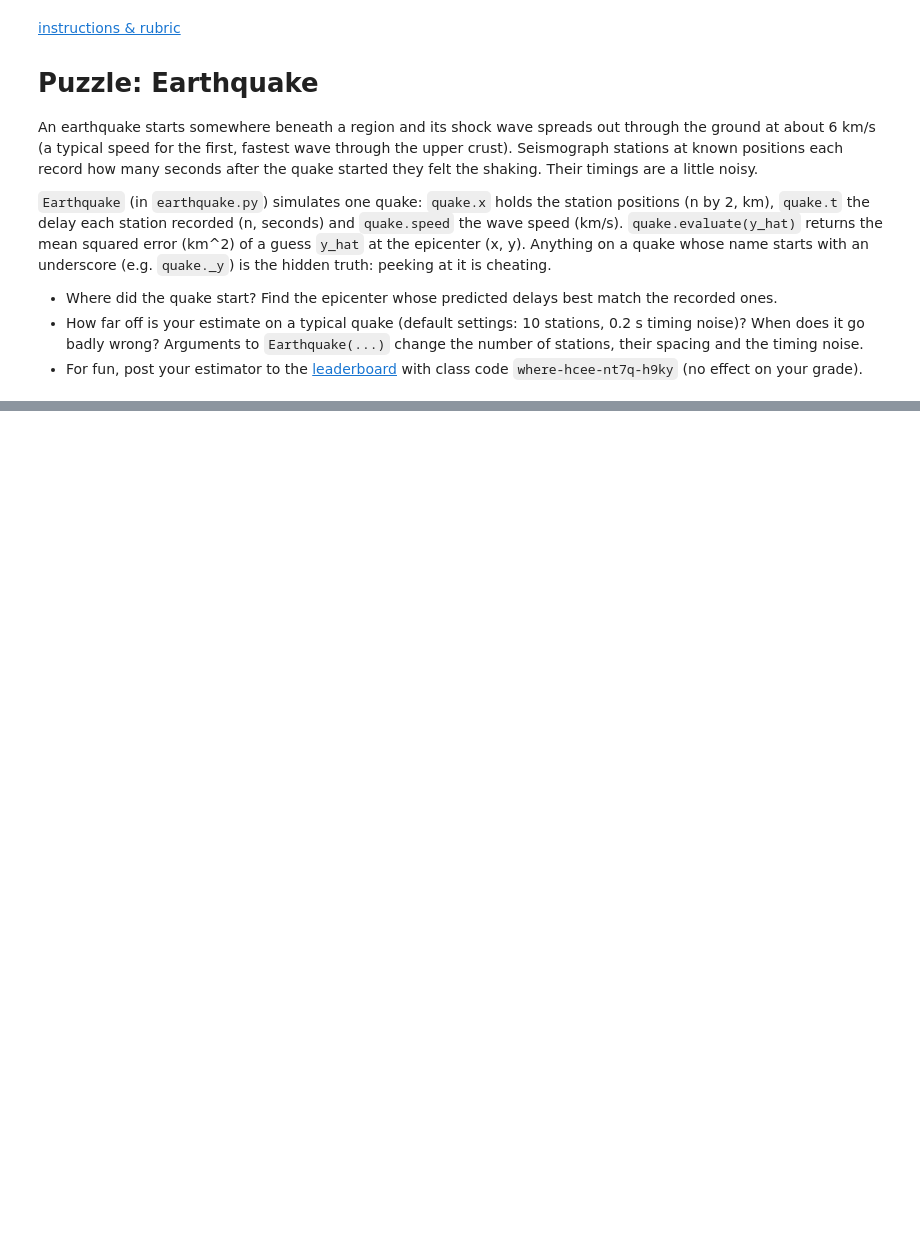
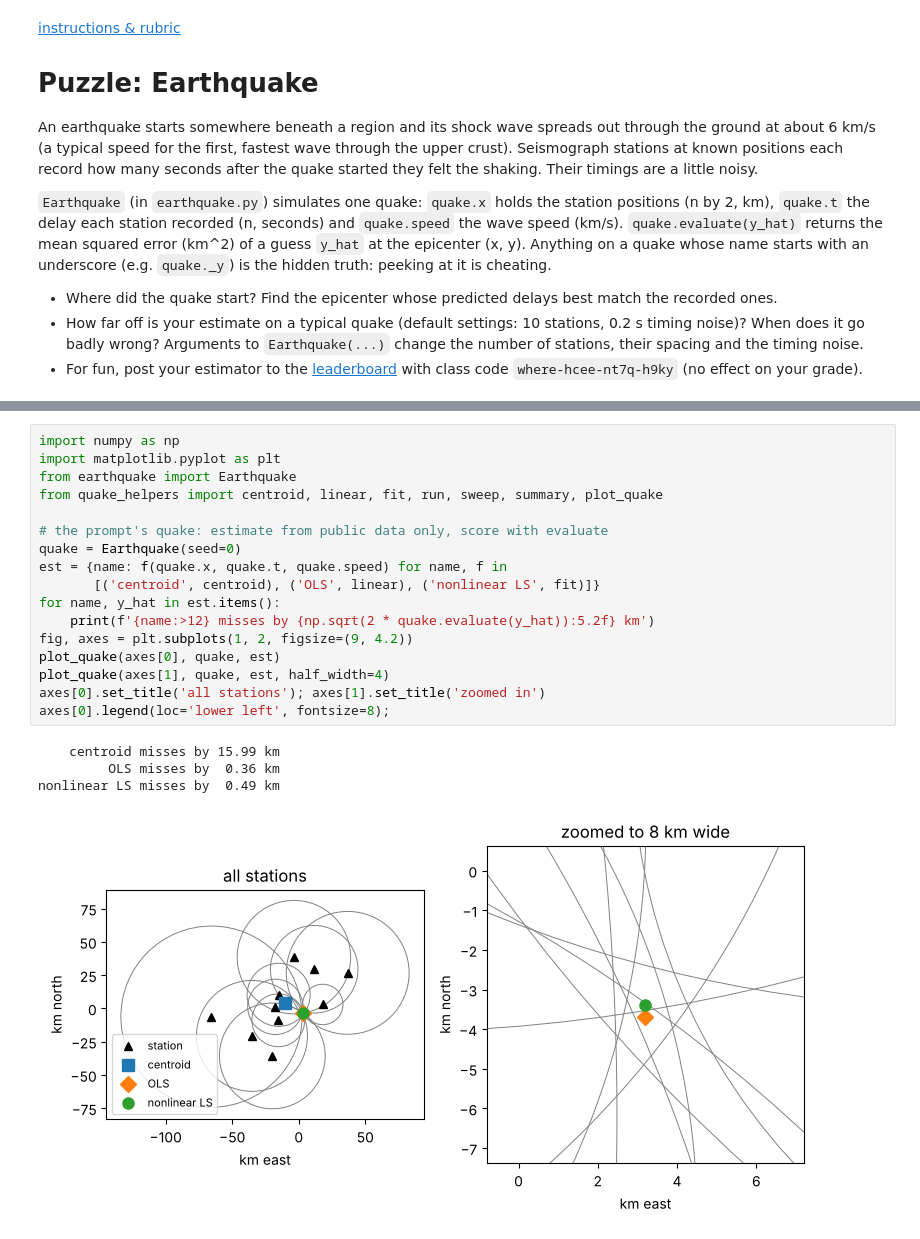
Before and after one commit to russellabey/ds4400-puzzle1, a Jupyter notebook: earthquake/quake_stud_higger.ipynb, the cells around one changed output, grey strips where cells are left out. Saved outputs shown, nothing was run; the diff lists cells and outputs as text; blank space fills up the shorter version.

```diff
--- a/earthquake/quake_stud_higger.ipynb
+++ b/earthquake/quake_stud_higger.ipynb
@@ -41,0 +43,22 @@ print(quake.evaluate(guess))
+# %%
+import numpy as np
+import matplotlib.pyplot as plt
+from earthquake import Earthquake
+from quake_helpers import centroid, linear, fit, run, sweep, summary, plot_quake
+
+# the prompt's quake: estimate from public data only, score with evaluate
+quake = Earthquake(seed=0)
+est = {name: f(quake.x, quake.t, quake.speed) for name, f in
+       [('centroid', centroid), ('OLS', linear), ('nonlinear LS', fit)]}
+for name, y_hat in est.items():
+    print(f'{name:>12} misses by {np.sqrt(2 * quake.evaluate(y_hat)):5.2f} km')
+fig, axes = plt.subplots(1, 2, figsize=(9, 4.2))
+plot_quake(axes[0], quake, est)
+plot_quake(axes[1], quake, est, half_width=4)
+axes[0].set_title('all stations'); axes[1].set_title('zoomed in')
+axes[0].legend(loc='lower left', fontsize=8);
+# %% [output]
+    centroid misses by 15.99 km
+         OLS misses by  0.36 km
+nonlinear LS misses by  0.49 km
+[figure, added]
```
Also changed, not shown: parts of 6 cells of this notebook, 2 other files.
